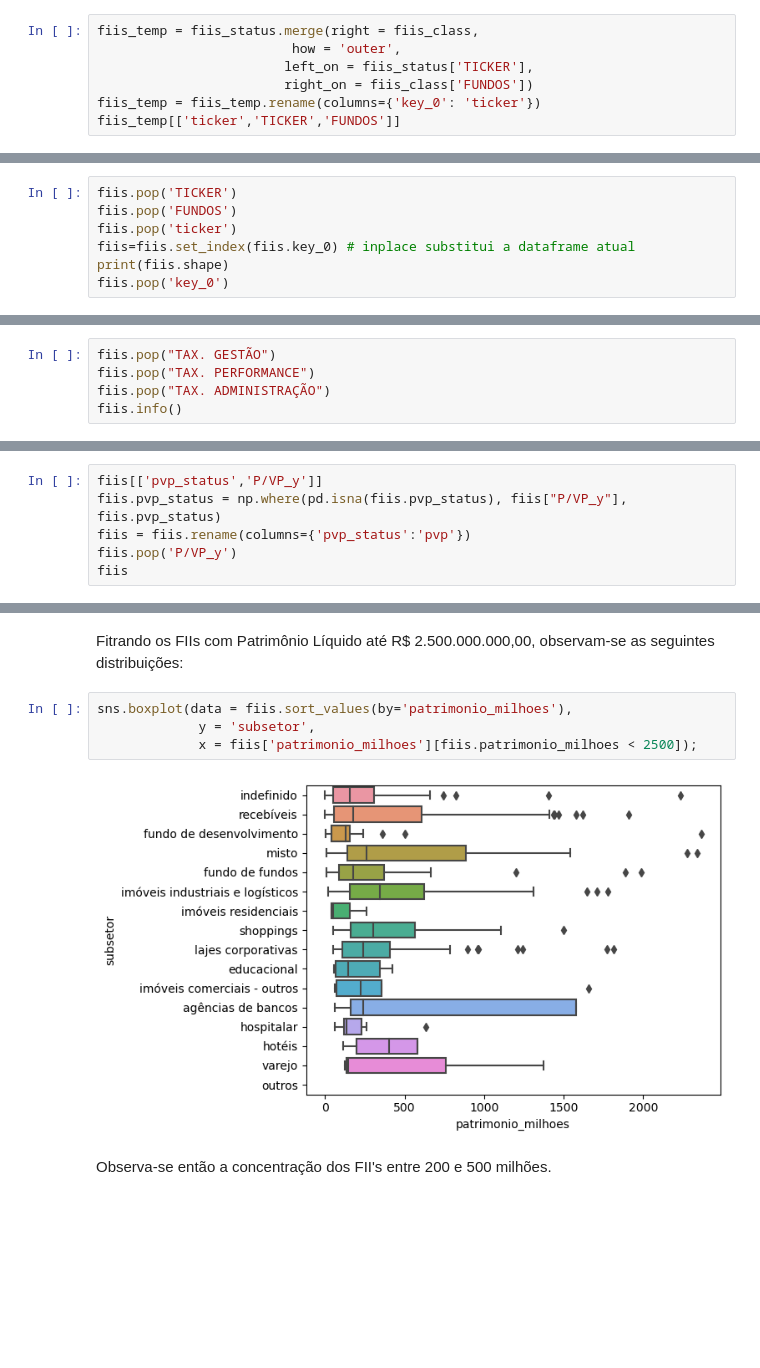
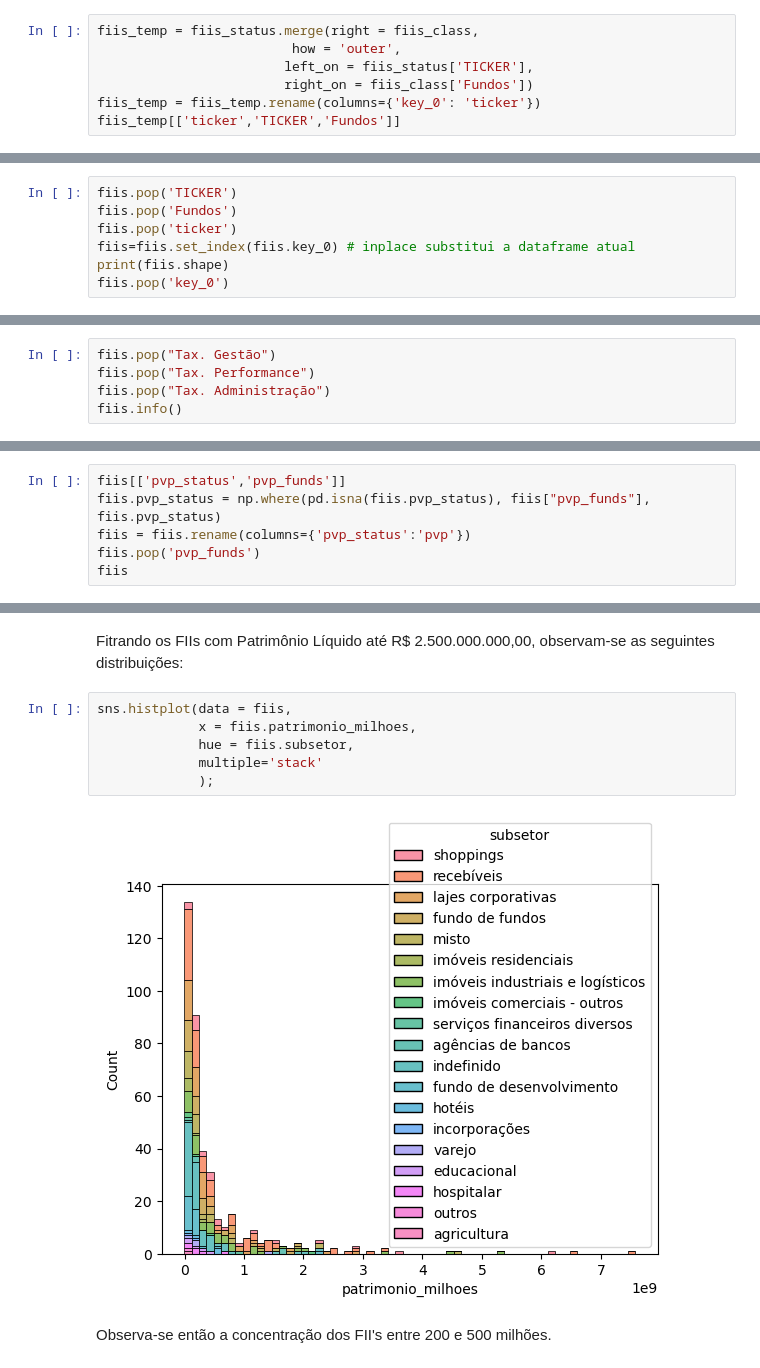
Before and after one commit to Mateus-cpa/analisando_fiis, a Jupyter notebook: analisando-fiis.ipynb, the cells around one changed output, grey strips where cells are left out. Saved outputs shown, nothing was run; the diff lists cells and outputs as text; blank space fills up the shorter version.

```diff
--- a/analisando-fiis.ipynb
+++ b/analisando-fiis.ipynb
@@ -256,7 +284,7 @@ Primeiramente, fundiremos as duas principais tabelas, do funds explorer e do sta
 fiis_temp = fiis_status.merge(right = fiis_class,
                          how = 'outer',
                         left_on = fiis_status['TICKER'],
-                        right_on = fiis_class['FUNDOS'])
+                        right_on = fiis_class['Fundos'])
 fiis_temp = fiis_temp.rename(columns={'key_0': 'ticker'})
-fiis_temp[['ticker','TICKER','FUNDOS']]
+fiis_temp[['ticker','TICKER','Fundos']]
 # %% [output]
@@ -333,6 +363,6 @@ Todas as colunas `TICKER` e `FUNDOS` são iguais à réplica da `key_0` ou NaN,
 # %%
 fiis.pop('TICKER')
-fiis.pop('FUNDOS')
+fiis.pop('Fundos')
 fiis.pop('ticker')
 fiis=fiis.set_index(fiis.key_0) # inplace substitui a dataframe atual
 print(fiis.shape)
@@ -485,7 +519,7 @@ memory usage: 194.0+ KB
 # %%
-fiis.pop("TAX. GESTÃO")
-fiis.pop("TAX. PERFORMANCE")
-fiis.pop("TAX. ADMINISTRAÇÃO")
+fiis.pop("Tax. Gestão")
+fiis.pop("Tax. Performance")
+fiis.pop("Tax. Administração")
 fiis.info()
 # %% [output]
 <class 'pandas.core.frame.DataFrame'>
@@ -647,10 +678,10 @@ Index(['dividendo_status', 'dy', 'pva_status', 'pvp_status', 'liquidez_diaria',
 # %% [markdown]
 ## Unificando colunas de Preço por Valor Patrimonial (PVP)
 # %%
-fiis[['pvp_status','P/VP_y']]
-fiis.pvp_status = np.where(pd.isna(fiis.pvp_status), fiis["P/VP_y"], fiis.pvp_status)
+fiis[['pvp_status','pvp_funds']]
+fiis.pvp_status = np.where(pd.isna(fiis.pvp_status), fiis["pvp_funds"], fiis.pvp_status)
 fiis = fiis.rename(columns={'pvp_status':'pvp'})
-fiis.pop('P/VP_y')
+fiis.pop('pvp_funds')
 fiis
 # %% [output]
 |  | dividendo_status | dy | pva_status | pvp | liquidez_diaria | perc_caixa | cagr_div_3a | ... |
@@ -998,11 +1042,13 @@ fiis[['subsetor','patrimonio_milhoes']].sort_values(by = 'patrimonio_milhoes', a
 # %% [markdown]
 Fitrando os FIIs com Patrimônio Líquido até R$ 2.500.000.000,00, observam-se as seguintes distribuições:
 # %%
-sns.boxplot(data = fiis.sort_values(by='patrimonio_milhoes'),
-             y = 'subsetor',
-             x = fiis['patrimonio_milhoes'][fiis.patrimonio_milhoes < 2500]);
+sns.histplot(data = fiis,
+             x = fiis.patrimonio_milhoes,
+             hue = fiis.subsetor,
+             multiple='stack'
+             );
 # %% [output]
-[figure, old version]
+[figure, new version]
 # %% [markdown]
 Observa-se então a concentração dos FII's entre 200 e 500 milhões.
 # %% [markdown]
```
Also changed, not shown: parts of 52 cells of this notebook.
